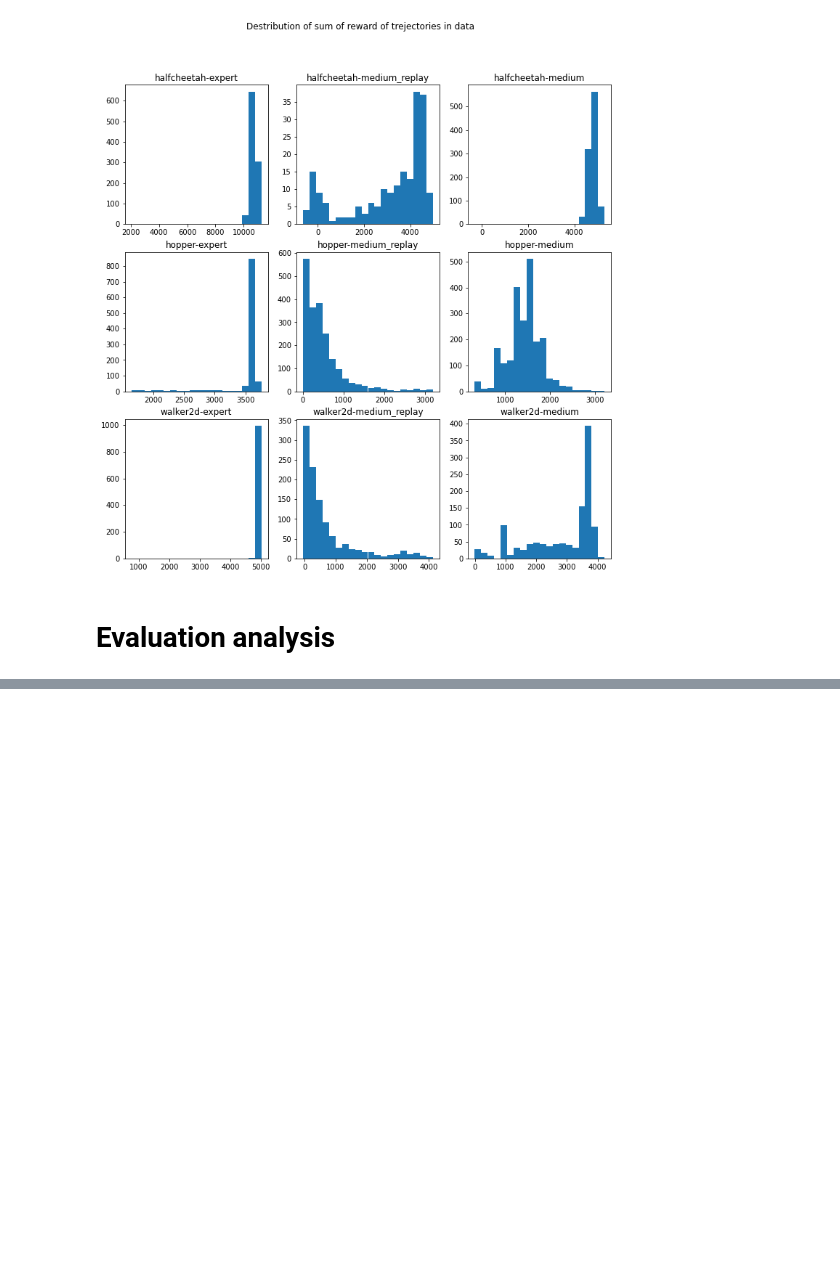
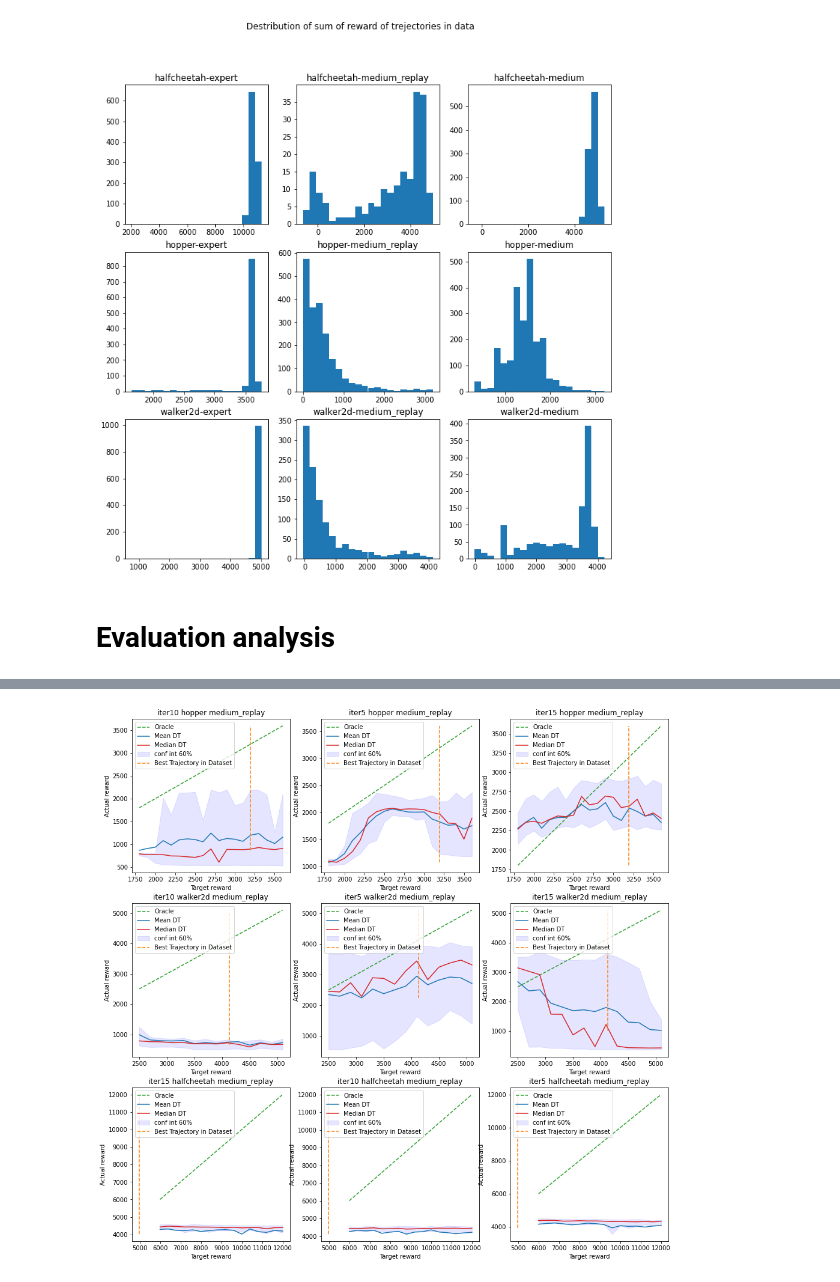
Before and after one commit to TheGoldenChicken/decision_transformer, a Jupyter notebook: gym/data_analysis.ipynb, the cells around one changed output, grey strips where cells are left out. Drawn from its saved outputs; the diff is of its cells as text; code cells hidden in the pictures; blank space fills up the shorter version.

```diff
--- a/gym/data_analysis.ipynb
+++ b/gym/data_analysis.ipynb
@@ -258,16 +271,0 @@ for x in zip(my_list, my_dict.items()):
-# %%
-from mpl_toolkits.axes_grid1.axes_divider import make_axes_area_auto_adjustable
-fig, axs = plt.subplots(3, 4, figsize=(12,12))
-
-for ax, (exp_name, values) in zip(axs.flatten(), plot_dict.items()):
-    x, y, ci = values
-
-    ax.plot(x, y)
-    ax.set_title(' '.join(np.take(exp_name.split('-'), (0,3))))
-    ax.set_xlabel('Target reward')
-    ax.set_ylabel('Actual reward')
-    ax.fill_between(x, (y-ci), (y+ci), color='b', alpha=.1)
-
-    #make_axes_area_auto_adjustable(ax)
-
-plt.show()
@@ -275,0 +284,45 @@ plt.show()
+# %%
+conf_int = (0.2, 0.8)
+
+
+def get_plot_statistics(df, conf_int=(0.05, 0.95)):
+
+    target_rewards = df.columns.to_numpy()
+    reward_mean = df.to_numpy().mean(axis=0)
+    reward_median = np.quantile(df.to_numpy(), 0.5, axis=0)
+    # reward_std = df.to_numpy().std(axis=0)
+    q_low, q_high = np.quantile(df.to_numpy(), conf_int, axis=0)
+
+    return target_rewards, reward_mean, reward_median, q_low, q_high
+
+
+plot_dict = {k: get_plot_statistics(v, conf_int=conf_int) for k, v in eval_dict.items()}
+
+
+
+
+fig, axs = plt.subplots(3, 3, figsize=(16,16))
+
+for ax, (exp_name, values) in zip(axs.flatten(), plot_dict.items()):
+    x, y_mean, y_median, q_low, q_high = values
+
+    x_linear = np.linspace(min(x), max(x))
+    ax.plot(x_linear, x_linear, '--', c='C2', label='Oracle')
+    ax.plot(x, y_mean, c='C0', label='Mean DT')
+    ax.plot(x, y_median, c='C3', label='Median DT')
+    ax.fill_between(x, q_low, q_high, color='b', alpha=.1, label=f'conf int {int((conf_int[1]-conf_int[0])*100)}%')
+
+    train_data_name = '-'.join(np.take(exp_name.split('-'), (3,4)))
+    terminal_rewards = [sum(data['rewards']) for data in train_data[train_data_name]]
+    ax.vlines(max(terminal_rewards), min(min(y_mean), min(x_linear)),
+        max(max(y_mean), max(x_linear)), linestyles='--', colors='C1', label='Best Trajectory in Dataset')
+
+
+    ax.set_title(' '.join(np.take(exp_name.split('-'), (0,3,4))))
+    ax.legend(loc="upper left")
+    ax.set_xlabel('Target reward')
+    ax.set_ylabel('Actual reward')
+
+plt.show()
+# %% [output]
+[figure, added]
```
Also changed, not shown: parts of 16 cells of this notebook.
